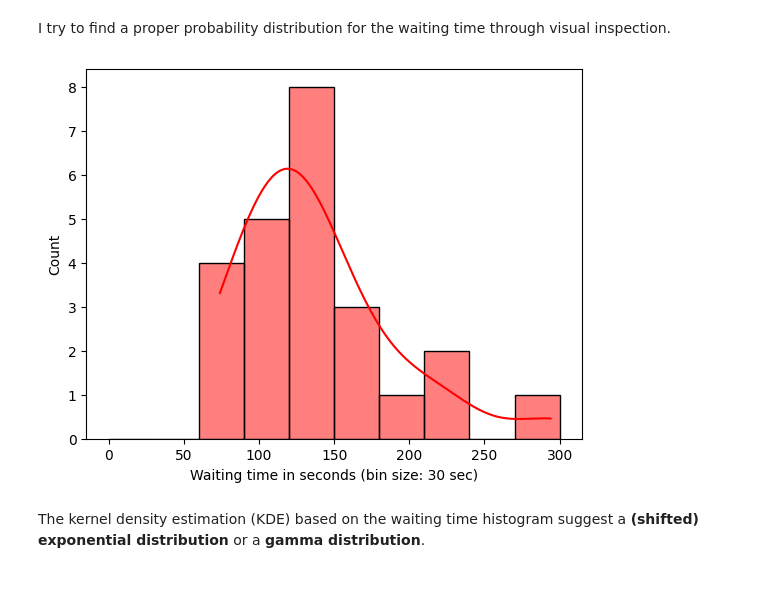
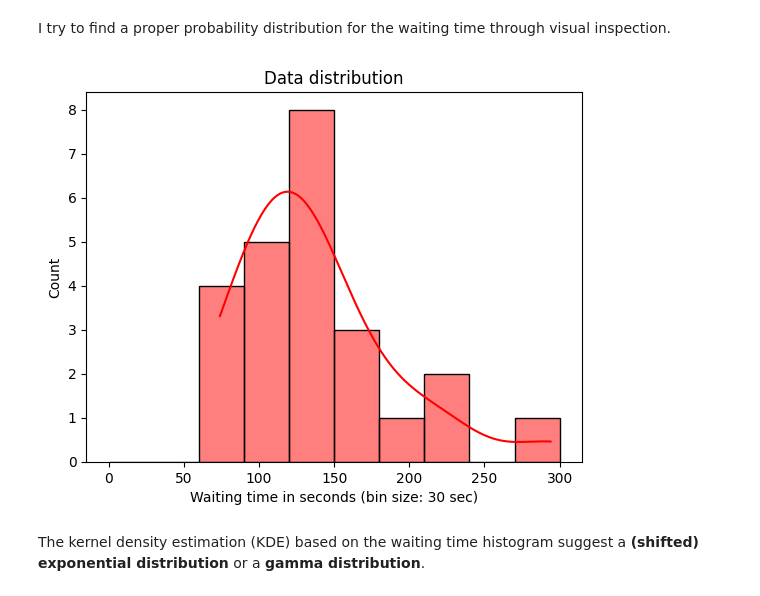
Before and after one commit to danicychao/Luta_waiting_time_hypothesis, a Jupyter notebook: luta_waiting_time_statistical_analysis.ipynb, the cells around one changed output. Cells and saved outputs as stored; diff of their text form; code cells hidden in the pictures.

```diff
--- a/luta_waiting_time_statistical_analysis.ipynb
+++ b/luta_waiting_time_statistical_analysis.ipynb
@@ -116,9 +116,10 @@ import seaborn as sns
 # %%
 sns.histplot(data=data, x="waiting_total_seconds", binwidth=30, binrange=[0, 300], kde=True, color='red')
 plt.xlabel('Waiting time in seconds (bin size: 30 sec)')
+plt.title('Data distribution')
 plt.savefig("figures/histograms_kde.png", bbox_inches='tight')
 # %% [output]
-[figure, old version]
+[figure, new version]
 # %% [markdown]
 The kernel density estimation (KDE) based on the waiting time histogram suggest a **(shifted) exponential distribution** or a **gamma distribution**.
 # %% [markdown]
```
Also changed, not shown: parts of 3 cells of this notebook.
